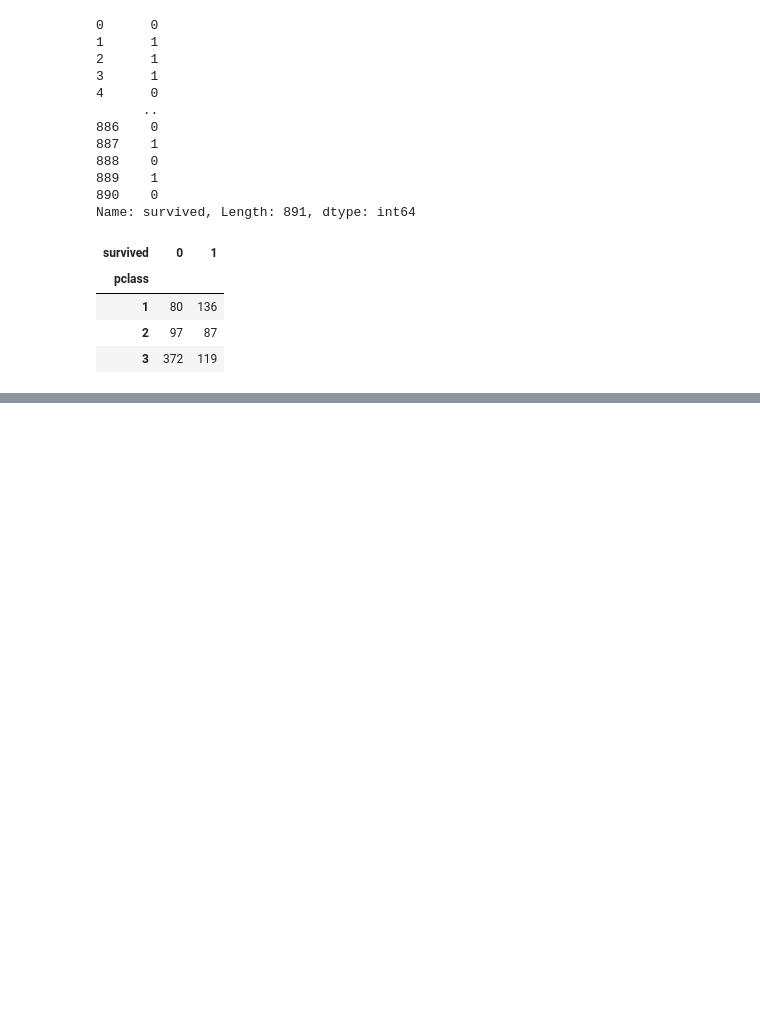
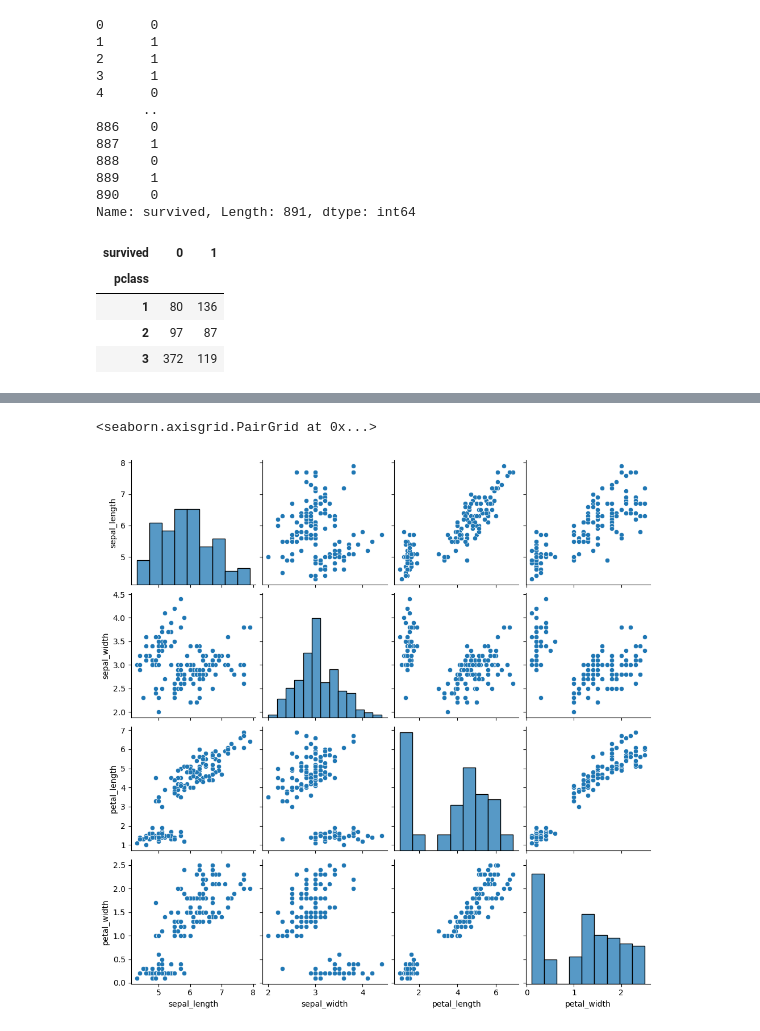
Before and after one commit to DeepjyotiBhattacharjee/EDA-and-Feature-Engineering-for-Data-Science-, a Jupyter notebook: EDA and Feature Engineering Day 1.ipynb, the cells around one changed output, grey strips where cells are left out. Saved outputs shown, nothing was run; the diff lists cells and outputs as text; code cells hidden in the pictures; blank space fills up the shorter version.

Commit message:
pairplot

```diff
--- a/EDA and Feature Engineering Day 1.ipynb
+++ b/EDA and Feature Engineering Day 1.ipynb
@@ -667,0 +682,5 @@ sns.hea
+# %%
+sns.pairplot(iris)
+# %% [output]
+<seaborn.axisgrid.PairGrid at 0x...>
+[figure, added]
```
Also changed, not shown: parts of 5 cells of this notebook.
